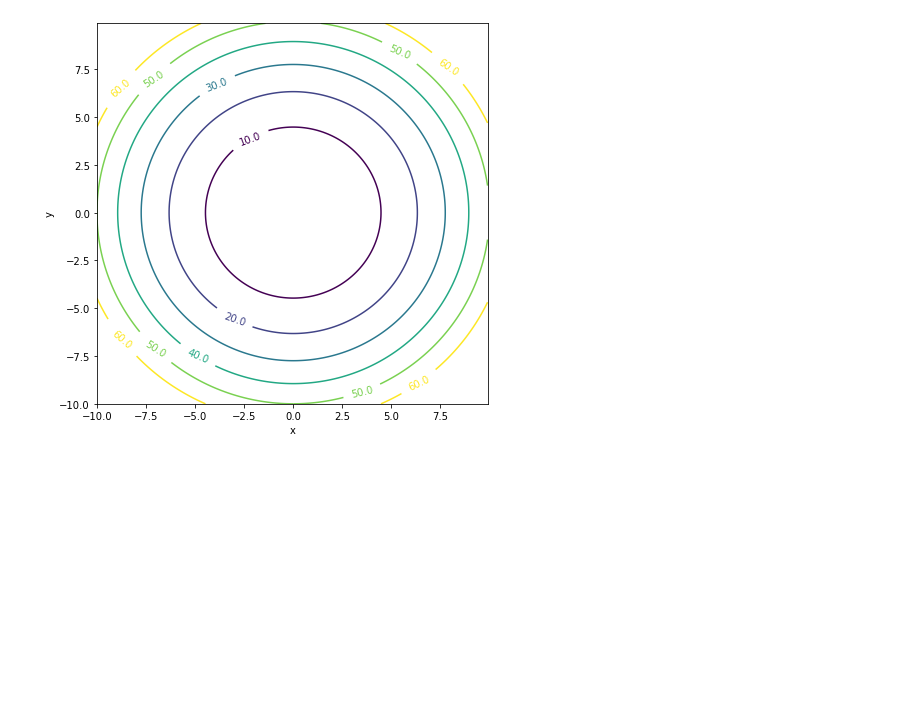
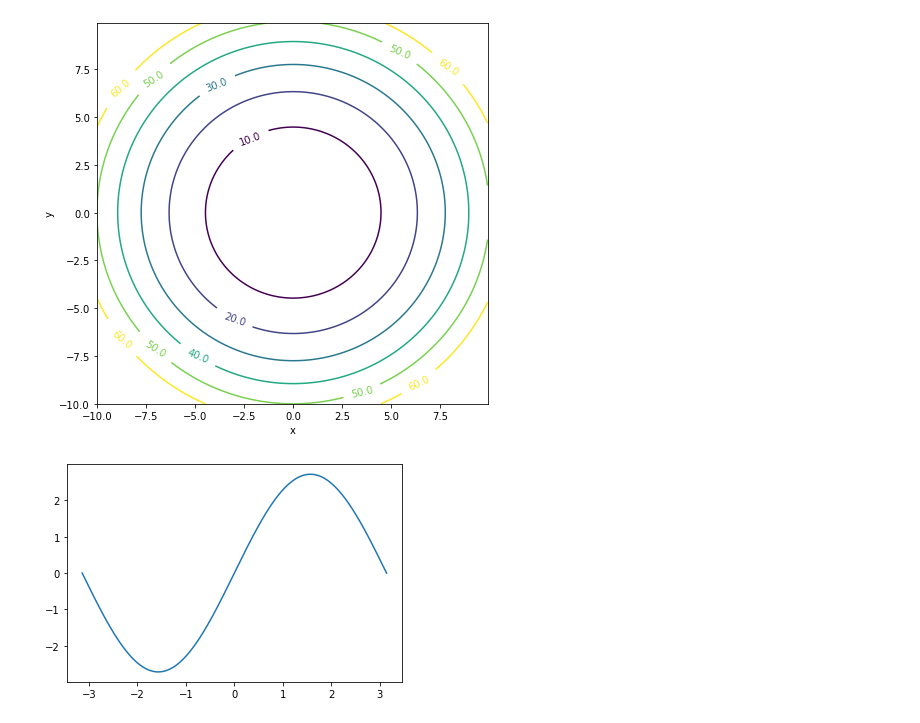
Before and after one commit to Sakurajima-sight/Mathematics-for-programmers-Python, a Jupyter notebook: Chapter 11/Untitled.ipynb, the cells around one changed output. Cells and saved outputs as stored; diff of their text form; code cells hidden in the pictures; blank space fills up the shorter version.

```diff
--- a/Chapter 11/Untitled.ipynb
+++ b/Chapter 11/Untitled.ipynb
@@ -175,3 +171,12 @@ def scalar_field_contour(f,xmin,xmax,ymin,ymax,levels=None):
 scalar_field_contour(u,-10,10,-10,10,levels=[10,20,30,40,50,60])
 # %% [output]
 [figure]
+# %%
+def plot_function(f,xmin,xmax,color=None):
+    ts=np.linspace(xmin,xmax,1000)
+    plt.plot(ts,[f(t) for t in ts],c=color)
+# %%
+from math import pi, e, sin
+plot_function(lambda x: e*sin(x),-pi,pi)
+# %% [output]
+[figure, added]
```
Also changed, not shown: parts of 3 cells of this notebook, 2 other files.
